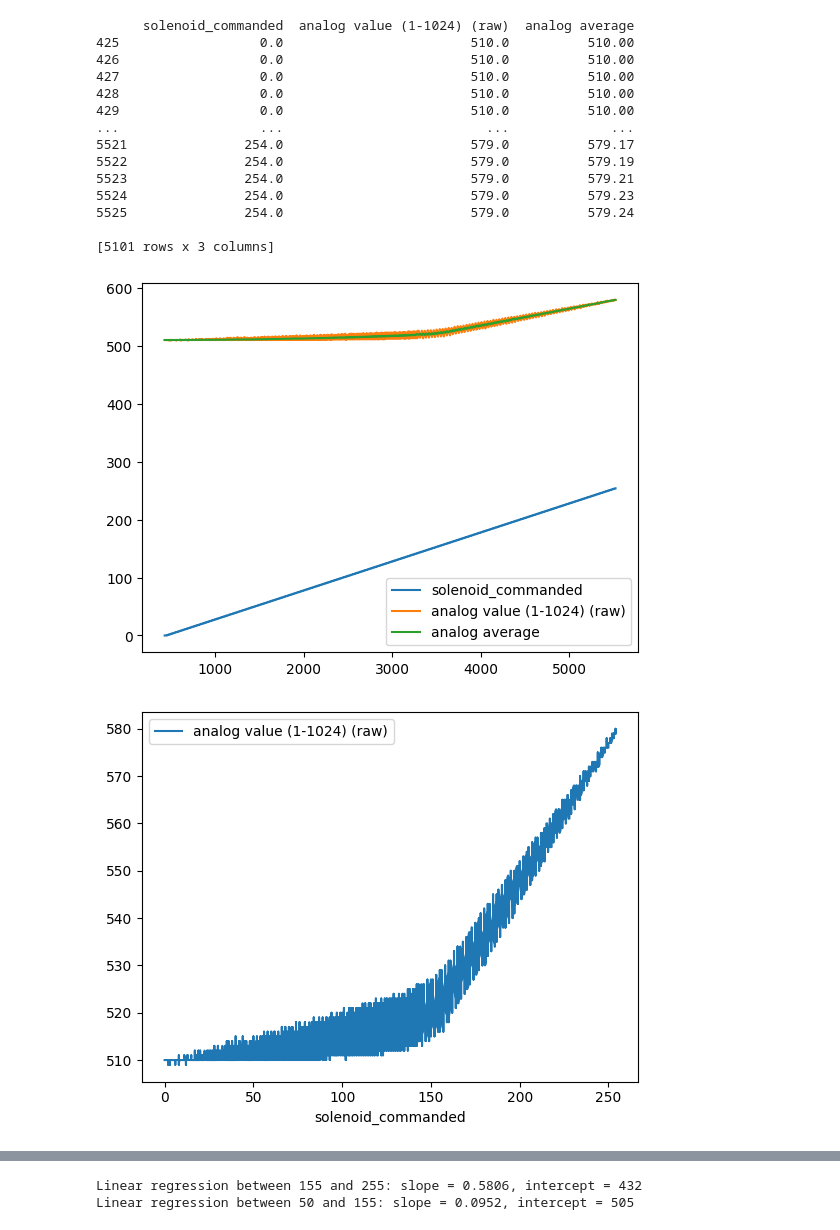
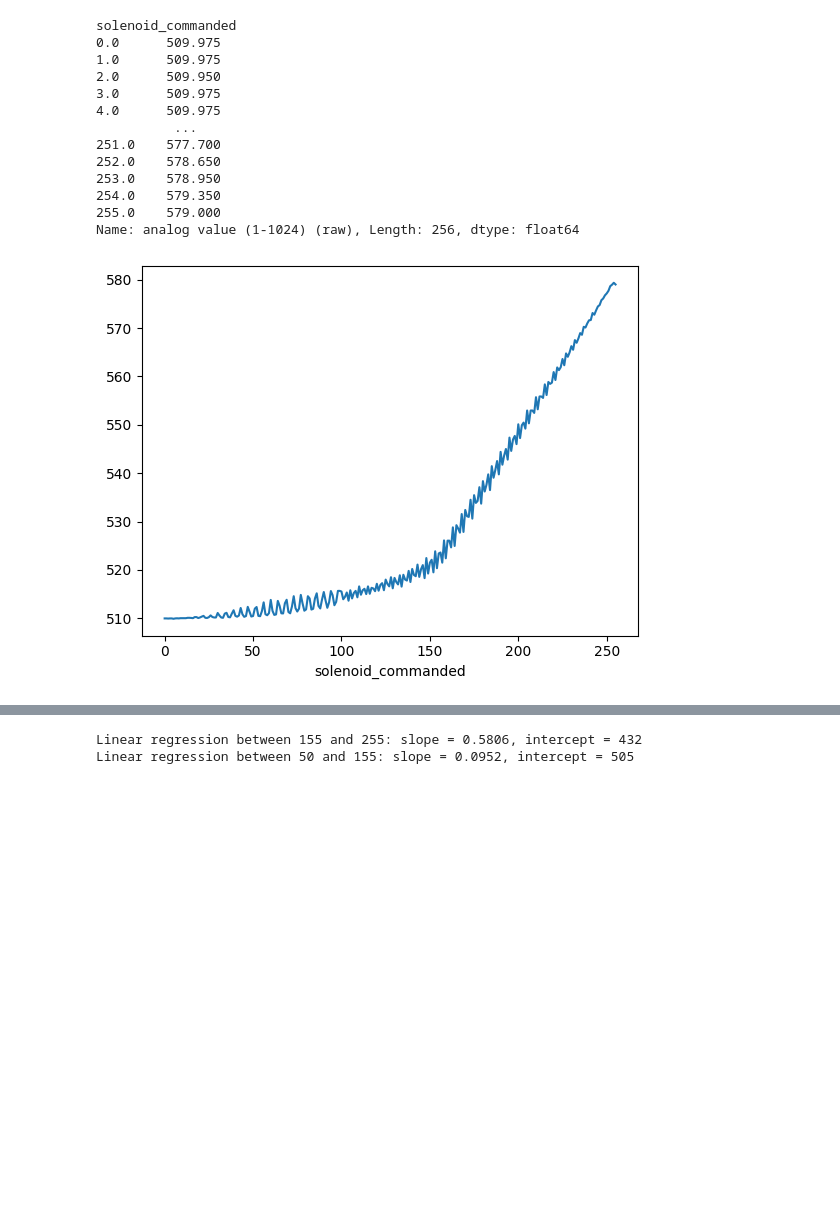
Before and after one commit to JohnnyMaBoi/Magnetic-Levitation, a Jupyter notebook: sensor_data_analysis/sensor_vs_input_function.ipynb, the cells around one changed output, grey strips where cells are left out. Cells and saved outputs as stored; diff of their text form; code cells hidden in the pictures; blank space fills up the shorter version.

Commit message:
data analysis for solenoid cmd to mt mapping

```diff
--- a/sensor_data_analysis/sensor_vs_input_function.ipynb
+++ b/sensor_data_analysis/sensor_vs_input_function.ipynb
@@ -14,38 +12,49 @@ ImportError: cannot import name 'SimpleNamespace' from 'typing' (c:\Users\ieykam
 # %%
 sensor_data = pd.read_csv("pin_5_6_solenoid_correction.csv")
-sensor_data = sensor_data.truncate(before=400, after=5550)
+# sensor_data = sensor_data.truncate(before=400, after=5550)
 sensor_data.drop(sensor_data.columns[3], axis=1, inplace=True)
-sensor_data.drop(sensor_data.columns[0], axis=1, inplace=True)
+
+# Drop rows with NaN values in "solenoid_commanded" column
+df_short_solenoid = sensor_data['solenoid_commanded'].dropna()
+# Drop rows with NaN values in "analog value (1-1024) (raw)" column
+df_short_analog = sensor_data['analog value (1-1024) (raw)'].dropna()
+df_short_analog.index = df_short_solenoid.index
+# Merge the shortened DataFrames based on the index
+df_shortened = pd.concat([df_short_solenoid, df_short_analog],axis=1)
+
+# Group by "solenoid_commanded" and calculate the average of "analog value (1-1024) (raw)"
+average_values = df_shortened.groupby('solenoid_commanded')['analog value (1-1024) (raw)'].mean()
+average_values.plot()
+# sensor_data.drop(sensor_data.columns[0], axis=1, inplace=True)
+
 # if interpolating
-sensor_data = sensor_data.interpolate()
+# sensor_data = sensor_data.interpolate()
 
 # if droppi"analog value (1-1024) (raw)"ng na values and collapsing
 # sensor_data["analog value (1-1024) (raw)"] = sensor_data["analog value (1-1024) (raw)"][sensor_data["analog value (1-1024) (raw)"].notna()]
 # sensor_data["solenoid_commanded"] = sensor_data["solenoid_commanded"][sensor_data["solenoid_commanded"].notna()]
 
-mean_window = 50
-sensor_data["analog average"] = sensor_data["analog value (1-1024) (raw)"].rolling(mean_window).mean().shift(-mean_window//2)
-sensor_data.dropna(inplace = True)
+# mean_window = 50
+# sensor_data["analog average"] = sensor_data["analog value (1-1024) (raw)"].rolling(mean_window).mean().shift(-mean_window//2)
+# sensor_data.dropna(inplace = True)
 
-sensor_data.plot()
-sensor_data.plot(x="solenoid_commanded", y="analog value (1-1024) (raw)")
-sensor_data.plot(x="solenoid_commanded", y="analog average")
+# sensor_data.plot()
+# sensor_data.plot(x="solenoid_commanded", y="analog value (1-1024) (raw)")
+# sensor_data.plot(x="solenoid_commanded", y="analog average")
 
-print(sensor_data)
+print(average_values)
 # %% [output]
-      solenoid_commanded  analog value (1-1024) (raw)  analog average
-425                  0.0                        510.0          510.00
-426                  0.0                        510.0          510.00
-427                  0.0                        510.0          510.00
-428                  0.0                        510.0          510.00
-429                  0.0                        510.0          510.00
-...                  ...                          ...             ...
-5521               254.0                        579.0          579.17
-5522               254.0                        579.0          579.19
-5523               254.0                        579.0          579.21
-5524               254.0                        579.0          579.23
-5525               254.0                        579.0          579.24
-
-[5101 rows x 3 columns]
+solenoid_commanded
+0.0      509.975
+1.0      509.975
+2.0      509.950
+3.0      509.975
+4.0      509.975
+          ...
+251.0    577.700
+252.0    578.650
+253.0    578.950
+254.0    579.350
+255.0    579.000
+Name: analog value (1-1024) (raw), Length: 256, dtype: float64
-[figure, old version]
+[figure, new version]
-[figure, removed]
```
Also changed, not shown: parts of 2 cells of this notebook.
